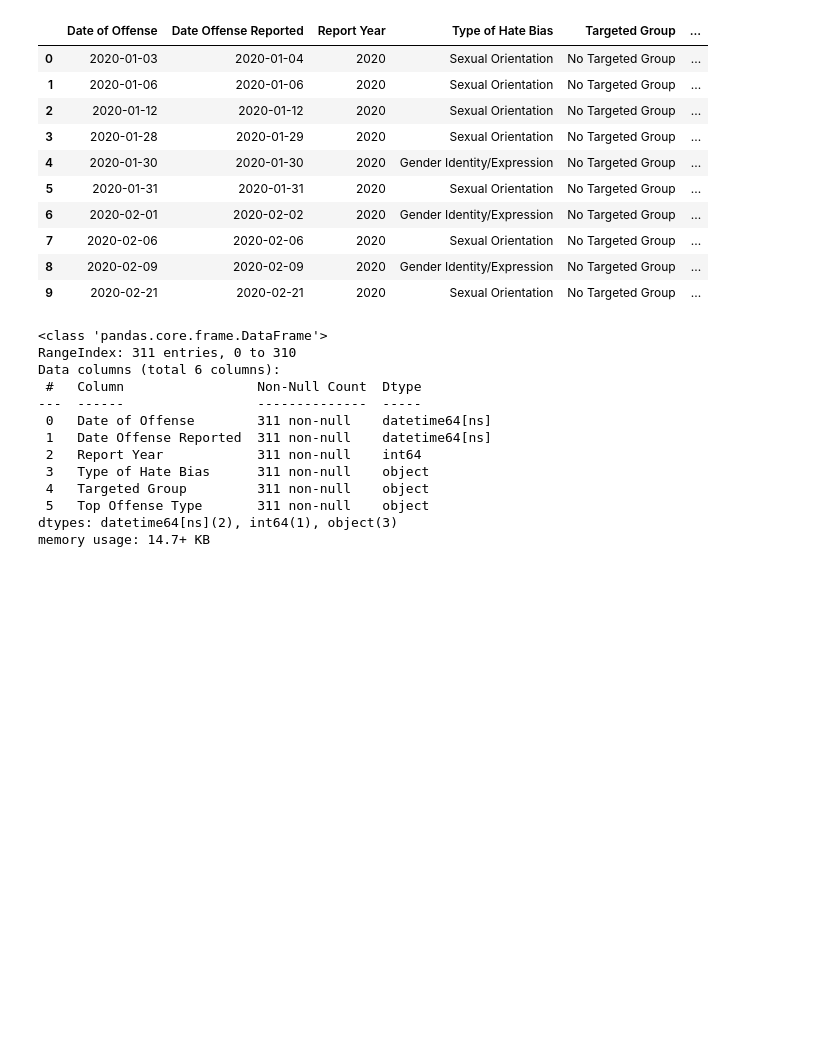
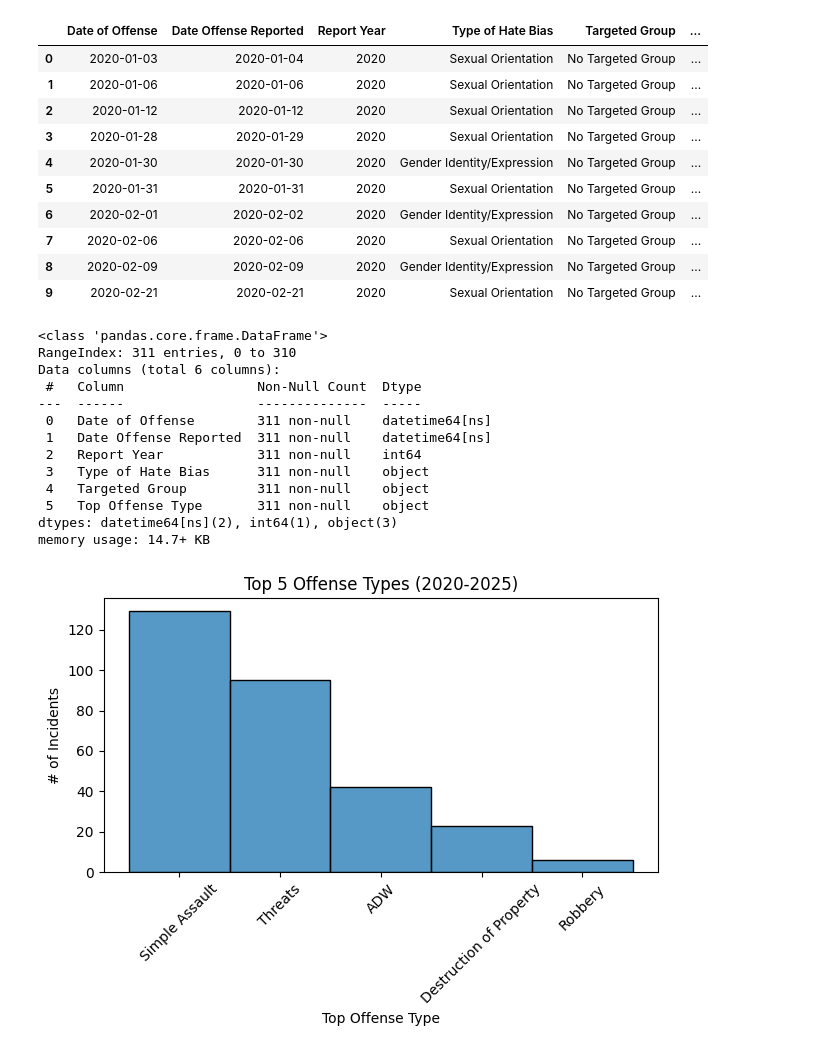
Before and after one commit to amarinmcg/datacampprojectpractices, a Jupyter notebook: hatecrimeanalysis/hatecrimeanalysis.ipynb, the cells around one changed output. Saved outputs shown, nothing was run; the diff lists cells and outputs as text; code cells hidden in the pictures; blank space fills up the shorter version.

Commit message:
showcase first data visualization and make updates to dataset

```diff
--- a/hatecrimeanalysis/hatecrimeanalysis.ipynb
+++ b/hatecrimeanalysis/hatecrimeanalysis.ipynb
@@ -98,6 +100,8 @@ Name: count, dtype: int64
 data['Targeted Group '].fillna('No Targeted Group', inplace=True)
 # %%
 data['Top Offense Type'].fillna('No Offense Indicated', inplace=True)
+# %%
+data['Top Offense Type'].replace('Damage/Defacing/Destruction of Property', 'Destruction of Property', inplace=True)
 # %%
 data.isnull().sum().sort_values(ascending=False)
 # %% [output]
@@ -246,3 +250,14 @@ Data columns (total 6 columns):
  5   Top Offense Type       311 non-null    object
 dtypes: datetime64[ns](2), int64(1), object(3)
 memory usage: 14.7+ KB
+# %%
+top5 = filteredIncidents['Top Offense Type'].value_counts().nlargest(5).index
+sns.histplot(filteredIncidents[filteredIncidents['Top Offense Type'].isin(top5)]['Top Offense Type'])
+plt.title('Top 5 Offense Types (2020-2025)')
+plt.xlabel('Top Offense Type')
+plt.ylabel('# of Incidents')
+plt.xticks(rotation=45)
+plt.tight_layout()
+plt.show()
+# %% [output]
+[figure, added]
```
Also changed, not shown: parts of 2 cells of this notebook.
